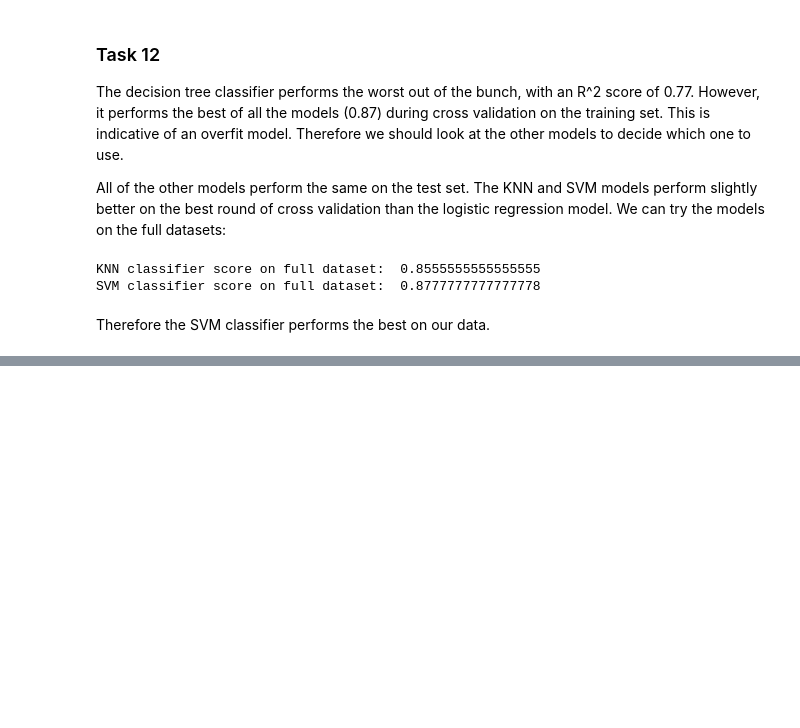
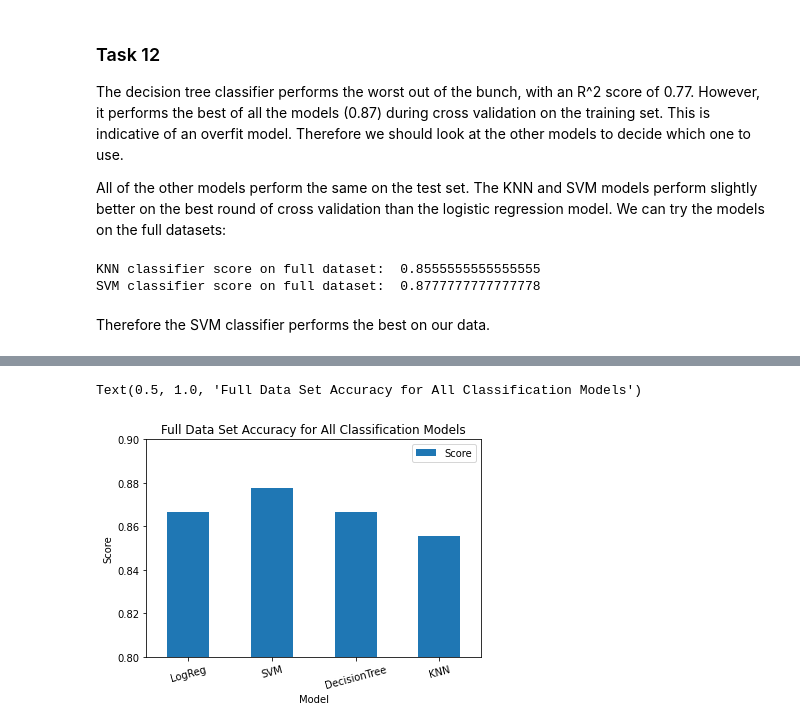
Before and after one commit to achi113s/SpaceY, a Jupyter notebook: 8_Predictive_Modeling.ipynb, the cells around one changed output, grey strips where cells are left out. Cells and saved outputs as stored; diff of their text form; code cells hidden in the pictures; blank space fills up the shorter version.

```diff
--- a/8_Predictive_Modeling.ipynb
+++ b/8_Predictive_Modeling.ipynb
@@ -290,0 +315,16 @@ Therefore the SVM classifier performs the best on our data.
+# %%
+scores = {'Model': ['LogReg', 'SVM', 'DecisionTree', 'KNN'],
+          'Score': [logreg_cv.score(X, Y),
+                    svm_clf_best.score(X, Y),
+                    best_tree_cv.score(X, Y),
+                    best_knn_cv.score(X, Y)]}
+
+scores_df = pd.DataFrame(scores)
+
+scores_df.plot(kind='bar', x='Model', y='Score', rot=15)
+plt.ylim((0.8, 0.9))
+plt.ylabel('Score')
+plt.title('Full Data Set Accuracy for All Classification Models')
+# %% [output]
+Text(0.5, 1.0, 'Full Data Set Accuracy for All Classification Models')
+[figure, added]
```
Also changed, not shown: parts of 6 cells of this notebook, 2 other files.
